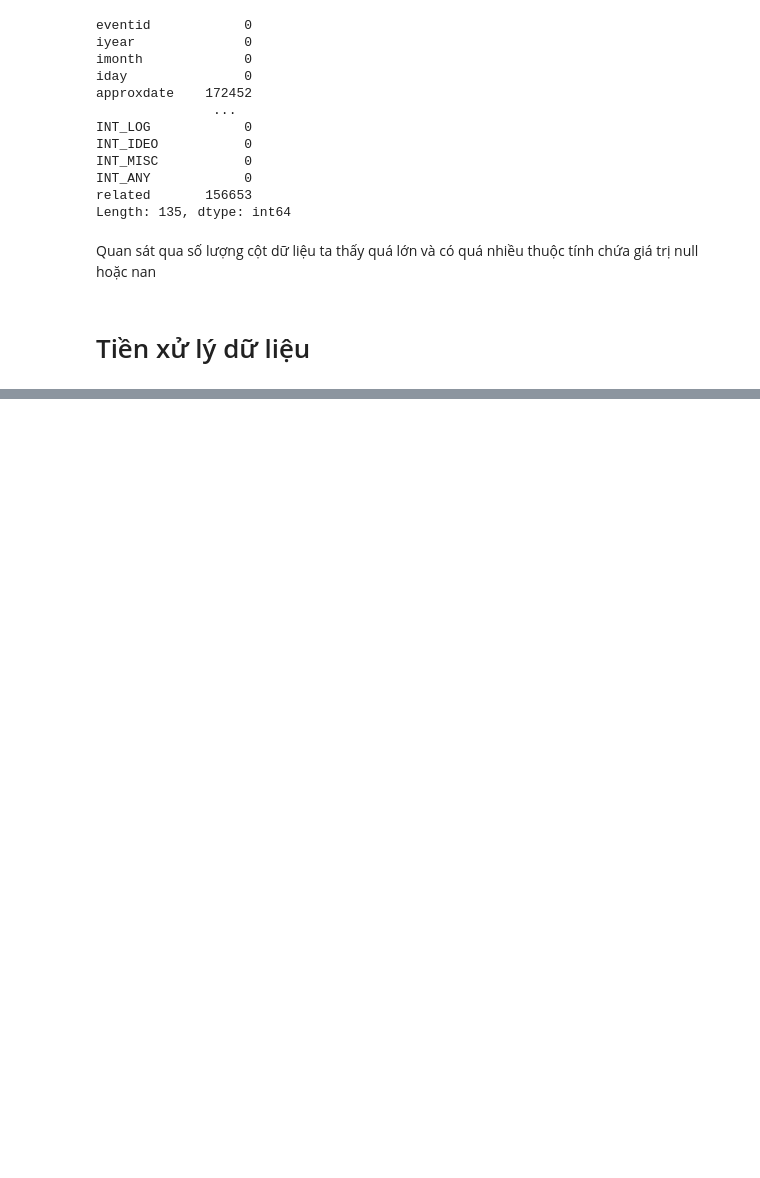
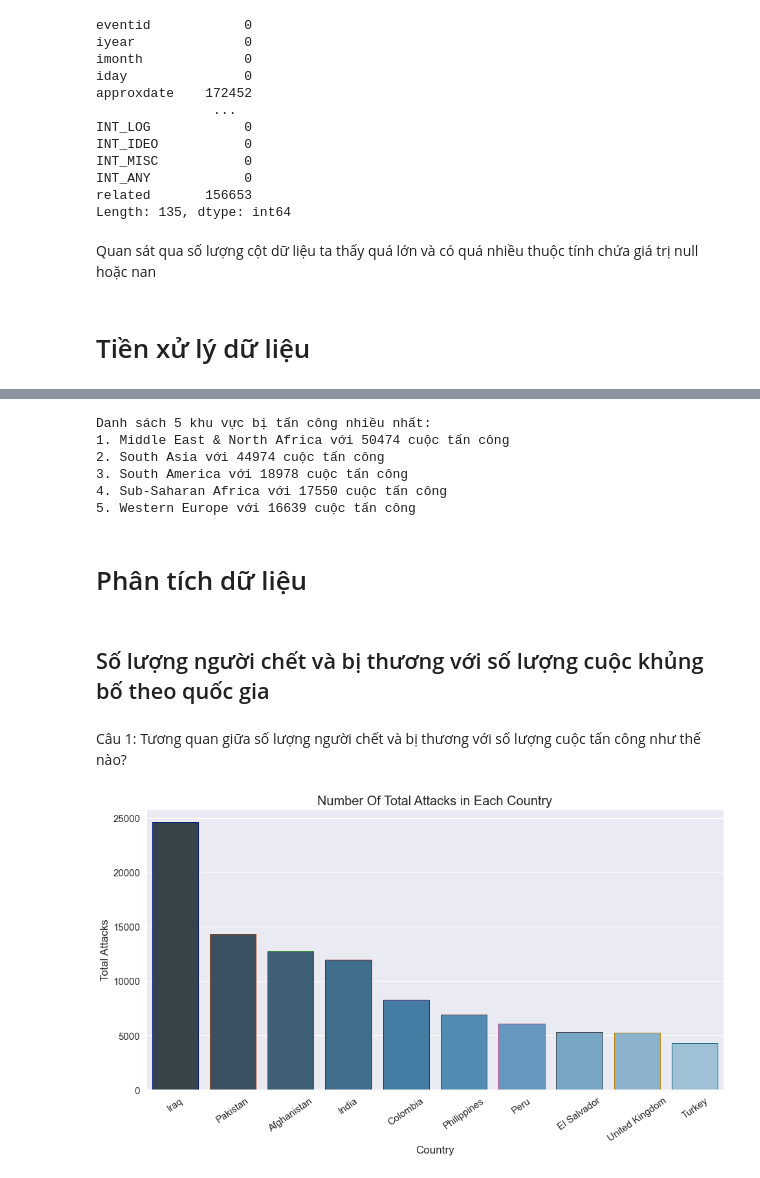
Before and after one commit to tuph-tech/LTKHDL-final, a Jupyter notebook: 1712861-PhanHuuTu.ipynb, the cells around one changed output, grey strips where cells are left out. Drawn from its saved outputs; the diff is of its cells as text; code cells hidden in the pictures; blank space fills up the shorter version.

```diff
--- a/1712861-PhanHuuTu.ipynb
+++ b/1712861-PhanHuuTu.ipynb
@@ -87,0 +151,10 @@ Quan sát qua số lượng cột dữ liệu ta thấy quá lớn và có quá
+# %%
+# Loại bỏ các cột đã định
+no_information_columns = ['eventid', 'INT_LOG', 'INT_IDEO', 'INT_MISC', 'INT_ANY', 'dbsource', 'crit1', 'crit2', 'crit3', 'specificity', 'vicinity', 'doubtterr',
+                          'multiple', 'natlty1', 'guncertain1', 'individual', 'property', 'ishostkid', 'dbsource', 'success']
+duplicate_information_columns = ['region', 'country', 'provstate',
+                                 'attacktype1', 'targtype1', 'targtype1_txt','targsubtype1', 'targsubtype1_txt',
+                                 'natlty1_txt', 'weaptype1', 'weapsubtype1', 'weapsubtype1_txt']
+df.drop(no_information_columns, axis=1, inplace=True)
+df.drop(duplicate_information_columns, axis=1, inplace=True)
+df.head()
@@ -87,0 +172,10 @@ Quan sát qua số lượng cột dữ liệu ta thấy quá lớn và có quá
+# %%
+df.rename(columns={'iyear':'year','imonth':'month', 'iday':'day', 'extended':'extend',
+                      'country_txt':'country','region_txt':'region','city':'city',
+                      'attacktype1_txt':'attack_type','target1':'target',
+                      'nkill':'killed','nwound':'wounded',
+                      'gname':'group',
+                      'weaptype1_txt':'weapon_type',
+                      },inplace=True)
+
+df.head()
@@ -87,0 +249,40 @@ Quan sát qua số lượng cột dữ liệu ta thấy quá lớn và có quá
+# %%
+print('Danh sách 5 khu vực bị tấn công nhiều nhất:')
+for i in range(0,5):
+    print(f"{i+1}. {df.region.value_counts().index[i]} với {df.region.value_counts()[i]} cuộc tấn công")
+# %% [output]
+Danh sách 5 khu vực bị tấn công nhiều nhất:
+1. Middle East & North Africa với 50474 cuộc tấn công
+2. South Asia với 44974 cuộc tấn công
+3. South America với 18978 cuộc tấn công
+4. Sub-Saharan Africa với 17550 cuộc tấn công
+5. Western Europe với 16639 cuộc tấn công
+# %% [markdown]
+# Phân tích dữ liệu
+# %% [markdown]
+## Số lượng người chết và bị thương với số lượng cuộc khủng bố theo quốc gia
+# %% [markdown]
+Câu 1: Tương quan giữa số lượng người chết và bị thương với số lượng cuộc tấn công như thế nào?
+# %%
+# gom nhóm theo quốc gia và đếm số lượng cuộc tấn công (top 10)
+country_attacks = df['country'].value_counts()[:10].reset_index()
+country_attacks.columns = ['Country', 'Total Attacks']
+
+# vẽ biểu đồ cột thể hiện số người bị thương theo từng quốc gia(top 10)
+ax = sns.barplot(x='Country', y='Total Attacks',
+                 data=country_attacks,
+                 palette= 'Blues_d',
+                 edgecolor=sns.color_palette('dark',25))
+
+# Thiết lập 1 số thuộc tính biểu đồ
+ax.set_xlabel('Country', fontsize=17)
+ax.set_ylabel('Total Attacks', fontsize=17)
+
+plt.xticks(rotation=35,
+           fontsize=15)
+plt.yticks(fontsize=15)
+
+plt.title('Number Of Total Attacks in Each Country', fontsize=20)
+plt.show()
+# %% [output]
+[figure, added]
```
Also changed, not shown: parts of 20 cells of this notebook.
